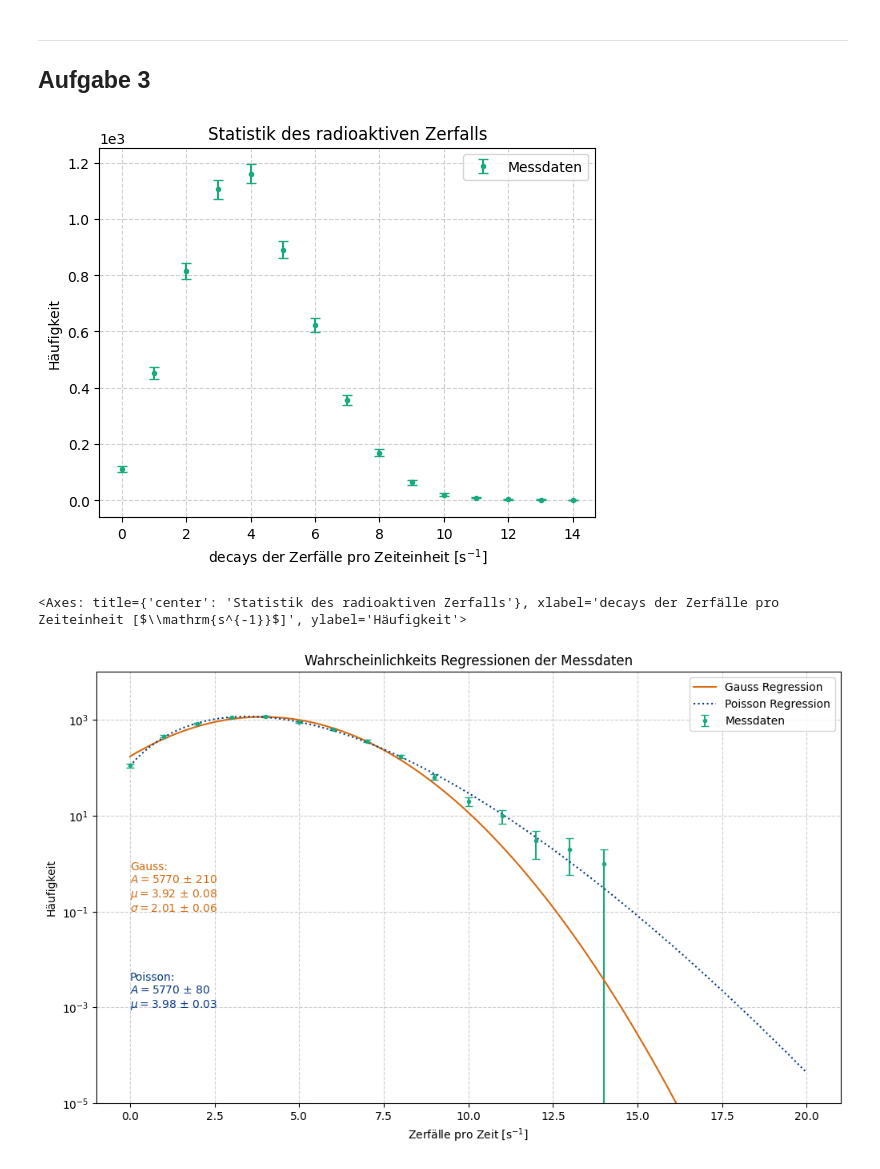
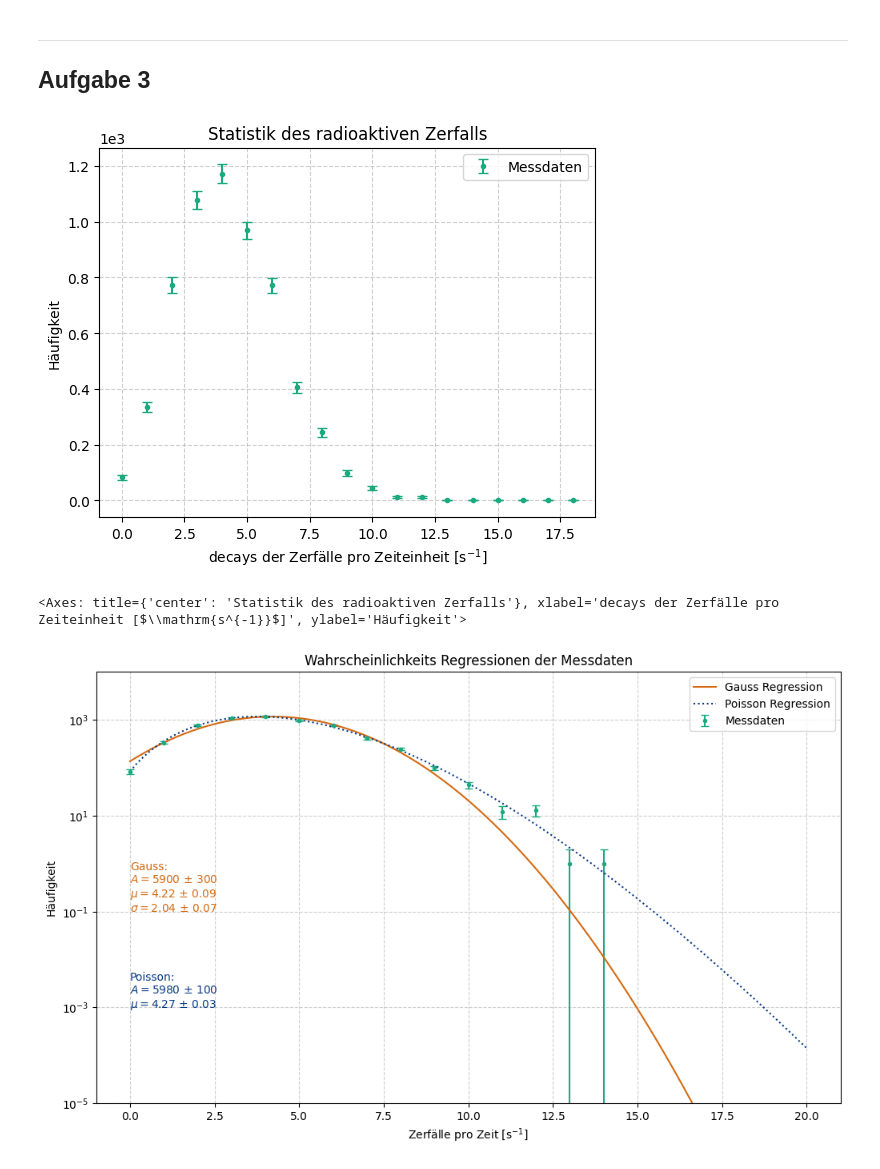
Before and after one commit to FinnZeumer/PAP-2, a Jupyter notebook: Versuche/251/Python/V251.ipynb, the cells around one changed output. Cells and saved outputs as stored; diff of their text form; code cells hidden in the pictures.

```diff
--- a/Versuche/251/Python/V251.ipynb
+++ b/Versuche/251/Python/V251.ipynb
@@ -277,9 +378,12 @@ Wahrscheinlichkeit Poisson= 43.0%
 
 ## Aufgabe 3
 # %%
-data_file_2 = 'V251.2JuanundMike.dat'
+data_file_2 = 'A3.txt'
+# %%
+leftBound_2 = 0
+rightBound_2 = -4
 # %%
-decays_2, counts_2 = np.loadtxt(data_file_2, unpack=True)
+decays_2, counts_2 = np.loadtxt(data_file_2, unpack=True, delimiter=',', skiprows=4)
 err_counts_2 = np.sqrt(counts_2)
 
 # Plot
@@ -294,21 +398,18 @@ plt.errorbar(
 
 pap.plot_me('Statistik des radioaktiven Zerfalls', r'decays der Zerfälle pro Zeiteinheit [$\mathrm{s^{-1}}$]', 'Häufigkeit')
 # %% [output]
-[figure, old version]
+[figure, new version]
 <Axes: title={'center': 'Statistik des radioaktiven Zerfalls'}, xlabel='decays der Zerfälle pro Zeiteinheit [$\\mathrm{s^{-1}}$]', ylabel='Häufigkeit'>
 # %%
 # Gauss fit
-popt_gau_2, pcov_gau_2 = curve_fit(gaussian, decays_2[:], counts_2[:],
-p0 = [2000, 5, 8], sigma = err_counts_2[:])
+popt_gau_2, pcov_gau_2 = curve_fit(gaussian, decays_2[leftBound_2:rightBound_2], counts_2[leftBound_2:rightBound_2],
+p0 = [2000, 5, 8], sigma = err_counts_2[leftBound_2:rightBound_2])
 
 # Possion fit
-popt_pos_2, pcov_pos_2 = curve_fit(poisson, decays_2[:], counts_2[:],
-p0 = [2000, 5], sigma = err_counts_2[:])
+popt_pos_2, pcov_pos_2 = curve_fit(poisson, decays_2[leftBound_2:rightBound_2], counts_2[leftBound_2:rightBound_2],
+p0 = [2000, 5], sigma = err_counts_2[leftBound_2:rightBound_2])
 # %%
 aufgabe = '3b'
-
-decays_2, counts_2 = np.loadtxt(data_file_2, unpack=True)
-err_counts_2 = np.sqrt(counts_2)
 
 plt.figure(figsize = (12, 7))
 plt.ylim((1e-5, 1e4))
@@ -338,33 +439,33 @@ plt.plot(
     linestyle = ':'
     )
 
 
 plt.text(0, 1e-1,
         'Gauss:\n$A=$'
         + pap.round_sig_digs(sqrt(pcov_gau_2[0][0]), popt_gau_2[0])[3]
         + '\n' + r'$\mu=$'
         + pap.round_sig_digs(sqrt(pcov_gau_2[1][1]), popt_gau_2[1])[3]
         + '\n' + r'$\sigma=$'
         + pap.round_sig_digs(sqrt(pcov_gau_2[2][2]), popt_gau_2[2])[3],
         color=c.ORANGE
         )
 
 plt.text(0, 1e-3,
         'Poisson:\n$A=$'
         + pap.round_sig_digs(sqrt(pcov_pos_2[0][0]), popt_pos_2[0])[3]
         + '\n' + r'$\mu=$'
         + pap.round_sig_digs(sqrt(pcov_pos_2[1][1]), popt_pos_2[1])[3],
         color=c.BLUE
         )
 
 
 plt.title('Wahrscheinlichkeits Regressionen der Messdaten')
 plt.xlabel(r'Zerfälle pro Zeit [$\mathrm{s^{-1}}$]')
 plt.ylabel('Häufigkeit')
 plt.savefig(f'{plt_save_folder}histo{aufgabe}.pdf')
 plt.legend()
 plt.show()
 # %% [output]
-[figure, old version]
+[figure, new version]
 # %%
 #Gauss:
```
Also changed, not shown: parts of 15 cells of this notebook, 12 other files.
